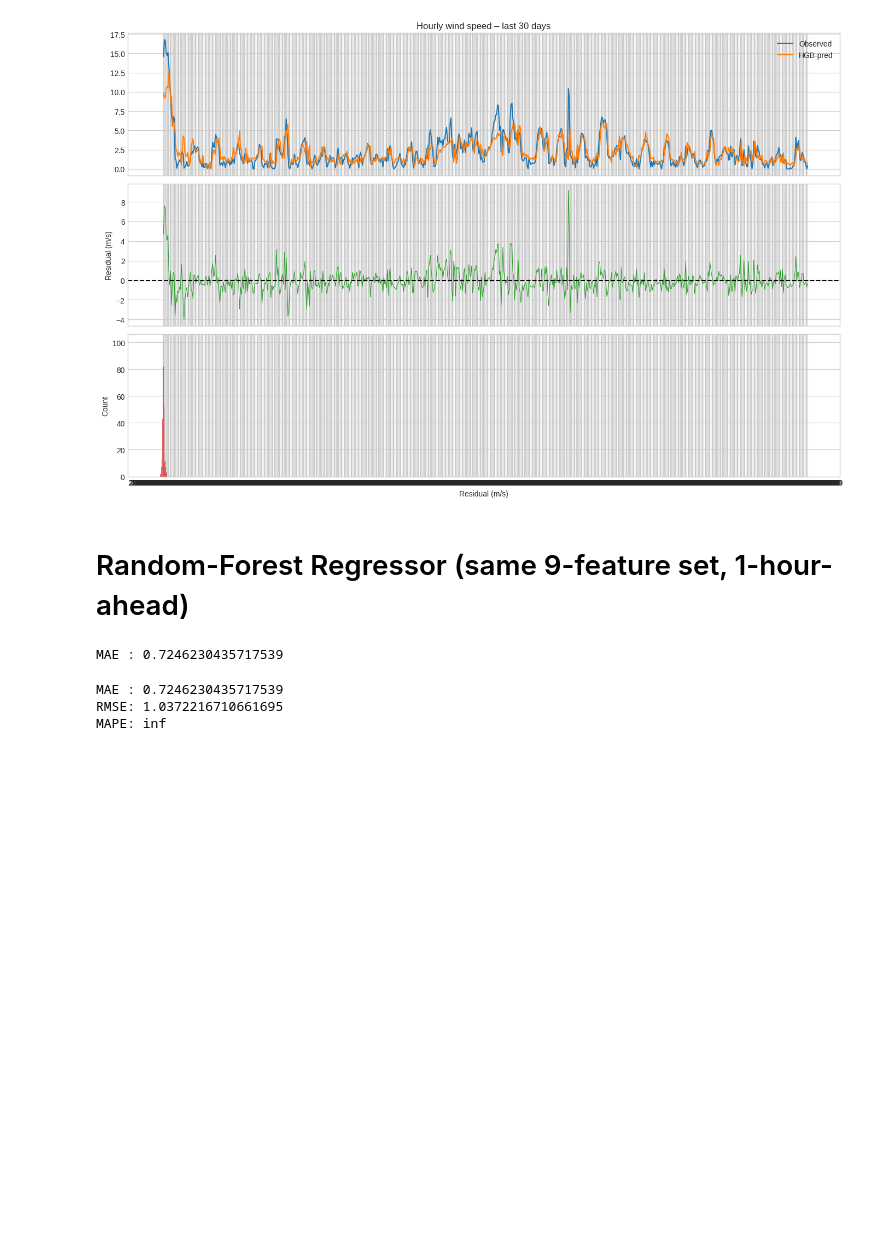
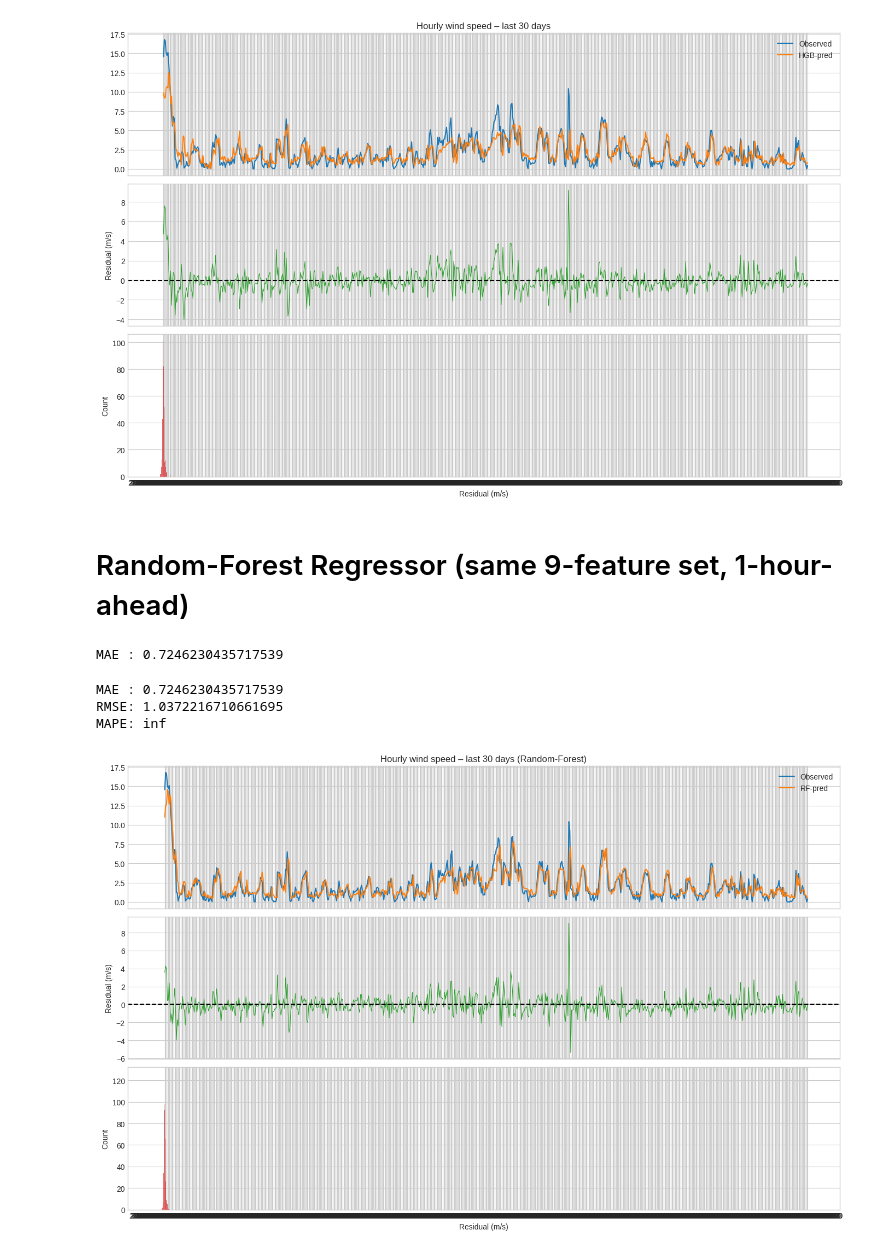
Before and after one commit to amirbaqerzadeh/wind-forecast-benchmark, a Jupyter notebook: notebooks/non-linear/tree-based-models/Decision_Tree_Model.ipynb, the cells around one changed output. Cells and saved outputs as stored; diff of their text form; code cells hidden in the pictures; blank space fills up the shorter version.

Commit message:
a random forest model plots

```diff
--- a/notebooks/non-linear/tree-based-models/Decision_Tree_Model.ipynb
+++ b/notebooks/non-linear/tree-based-models/Decision_Tree_Model.ipynb
@@ -231,3 +231,30 @@ print('MAPE:', np.mean(np.abs((test_df['wind_speed'] - test_df['pred_rf']) / tes
 MAE : 0.7246230435717539
 RMSE: 1.0372216710661695
 MAPE: inf
+# %%
+plt.style.use('seaborn-v0_8-whitegrid')
+
+fig, ax = plt.subplots(3,1, figsize=(14,9), sharex=True)
+
+# 1. raw series vs RF forecast
+ax[0].plot(test_df['datetime'], test_df['wind_speed'], label='Observed')
+ax[0].plot(test_df['datetime'], test_df['pred_rf'], label='RF-pred')
+ax[0].set_title('Hourly wind speed – last 30 days (Random-Forest)')
+ax[0].legend()
+
+# 2. residuals
+resid = test_df['wind_speed'] - test_df['pred_rf']
+ax[1].plot(test_df['datetime'], resid, color='C2', lw=0.8)
+ax[1].axhline(0, color='k', ls='--')
+ax[1].set_ylabel('Residual (m/s)')
+
+# 3. residual histogram
+ax[2].hist(resid, bins=50, alpha=0.7, color='C3')
+ax[2].set_xlabel('Residual (m/s)')
+ax[2].set_ylabel('Count')
+
+plt.tight_layout()
+plt.savefig('rf_vs_obs.png', dpi=150)
+plt.show()
+# %% [output]
+[figure, added]
```
Also changed, not shown: 1 other file.
